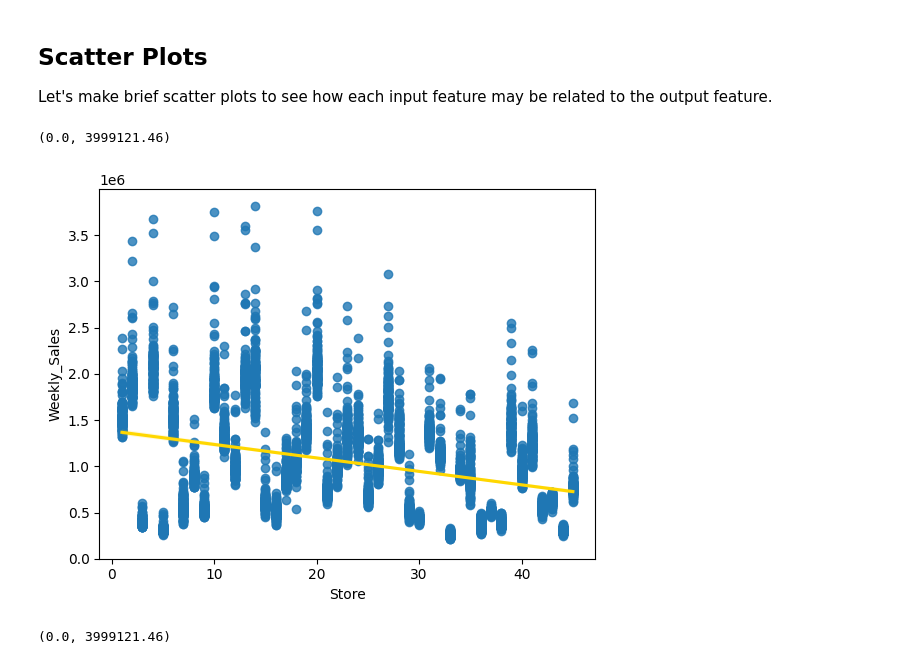
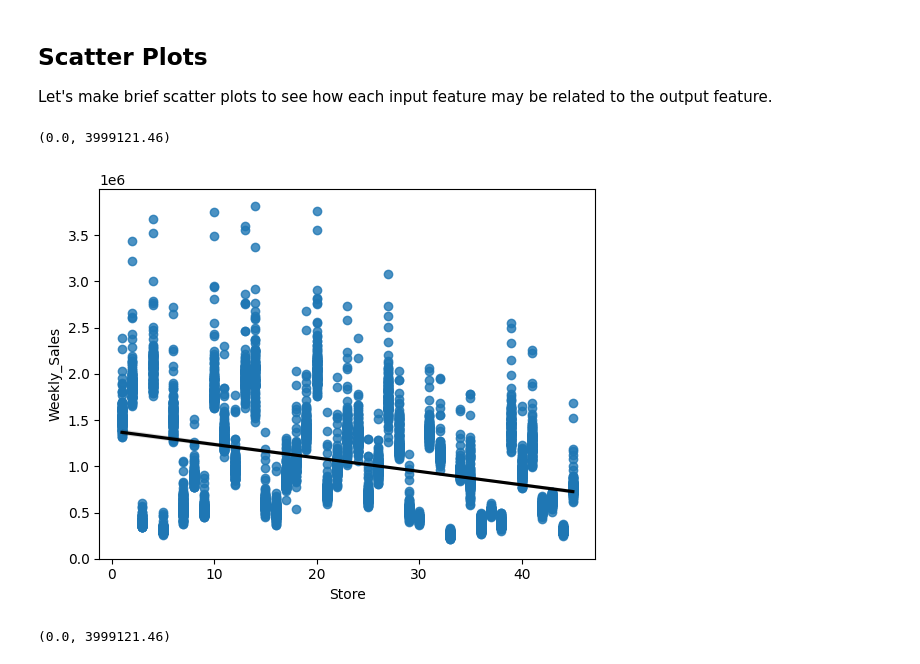
Before and after one commit to gycheong/machine_learning, a Jupyter notebook: Linear and Polynomial Regressions (practice).ipynb, the cells around one changed output. Drawn from its saved outputs; the diff is of its cells as text; code cells hidden in the pictures.

```diff
--- a/Linear and Polynomial Regressions (practice).ipynb
+++ b/Linear and Polynomial Regressions (practice).ipynb
@@ -76,11 +84,11 @@ dtype: int64
 
 Let's make brief scatter plots to see how each input feature may be related to the output feature.
 # %%
-sns.regplot(x = "Store", y = "Weekly_Sales", data = df, line_kws = {"color" : "gold"})
+sns.regplot(x = "Store", y = "Weekly_Sales", data = df, line_kws = {"color" : "black"})
 plt.ylim(0,)
 # %% [output]
 (0.0, 3999121.46)
-[figure, old version]
+[figure, new version]
 # %%
 sns.regplot(x = "Temperature", y = "Weekly_Sales", data = df, line_kws = {"color" : "orange"})
 plt.ylim(0,)
```
Also changed, not shown: parts of 29 cells of this notebook.
